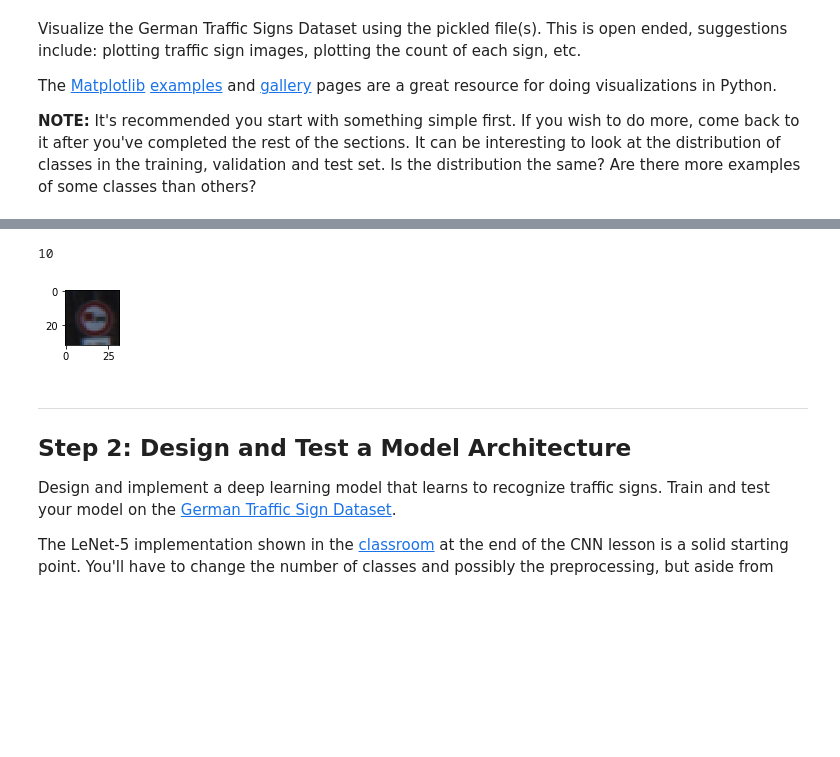
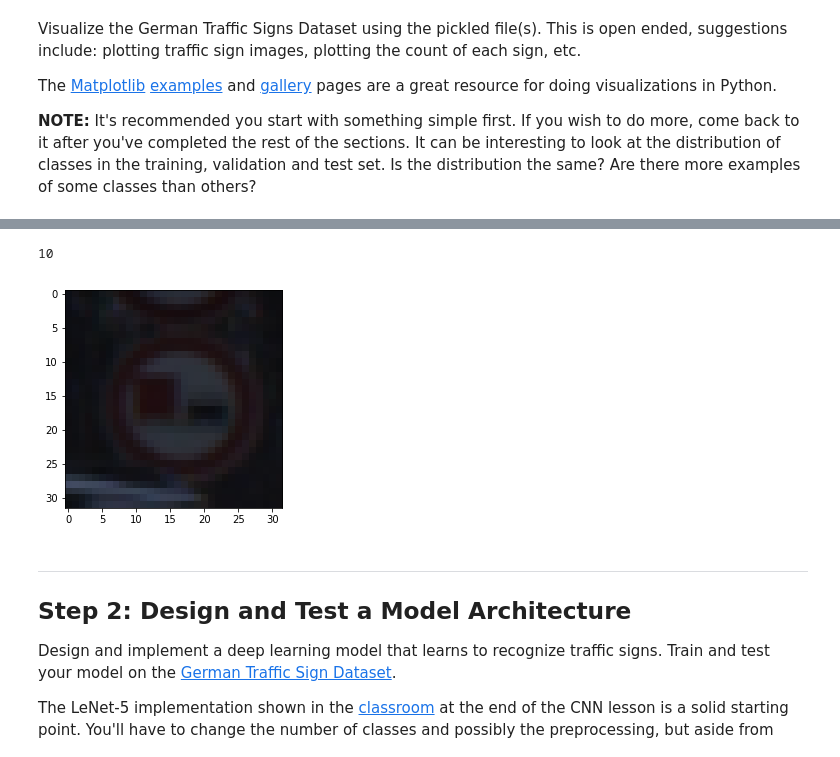
Before and after one commit to andyli386/CarND-Traffic-Sign-Classifier-Project, a Jupyter notebook: Traffic_Sign_Classifier.ipynb, the cells around one changed output, grey strips where cells are left out. Cells and saved outputs as stored; diff of their text form; code cells hidden in the pictures; blank space fills up the shorter version.

```diff
--- a/Traffic_Sign_Classifier.ipynb
+++ b/Traffic_Sign_Classifier.ipynb
@@ -129,18 +136,18 @@ show_num_in_bar(train['labels'], 'train')
 # %%
 ### Data exploration visualization code goes here.
 ### Feel free to use as many code cells as needed.
 import random
 # Visualizations will be shown in the notebook.
 %matplotlib inline
 index = random.randint(0, len(X_train))
 image = X_train[index].squeeze()
 
-plt.figure(figsize=(1,1))
+plt.figure()
 plt.imshow(image, cmap="gray")
 print(y_train[index])
 # %% [output]
 10
-[figure, old version]
+[figure, new version]
 # %% [markdown]
 ----
 
```
Also changed, not shown: parts of 23 cells of this notebook, 15 other files.
